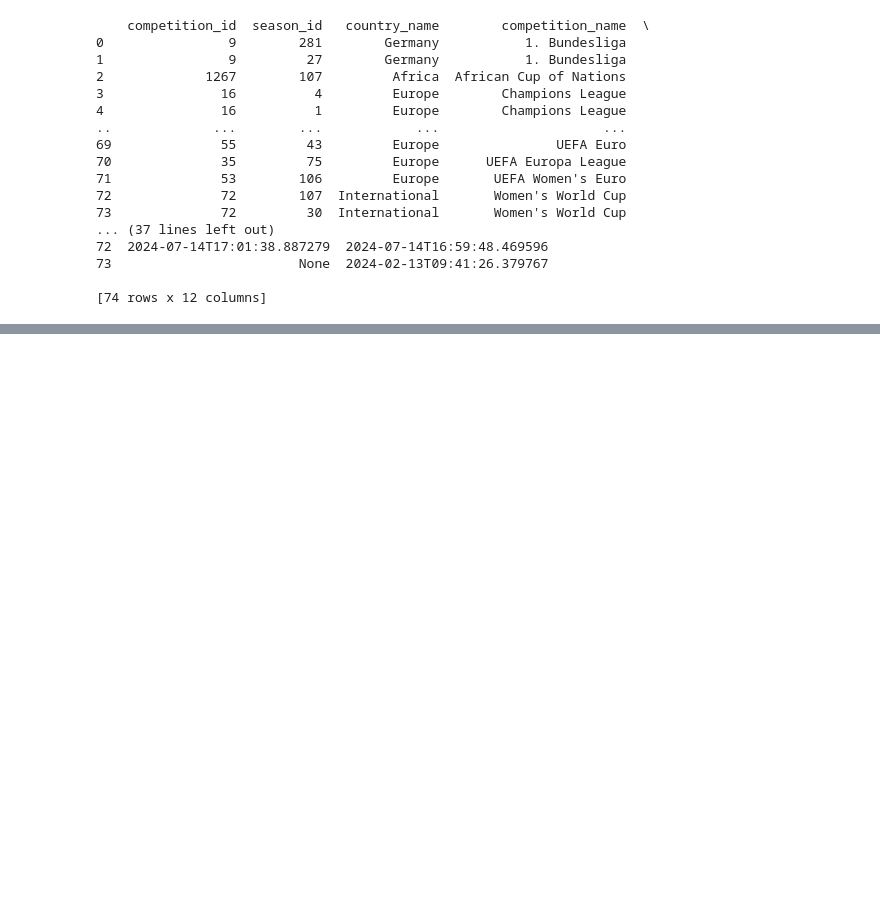
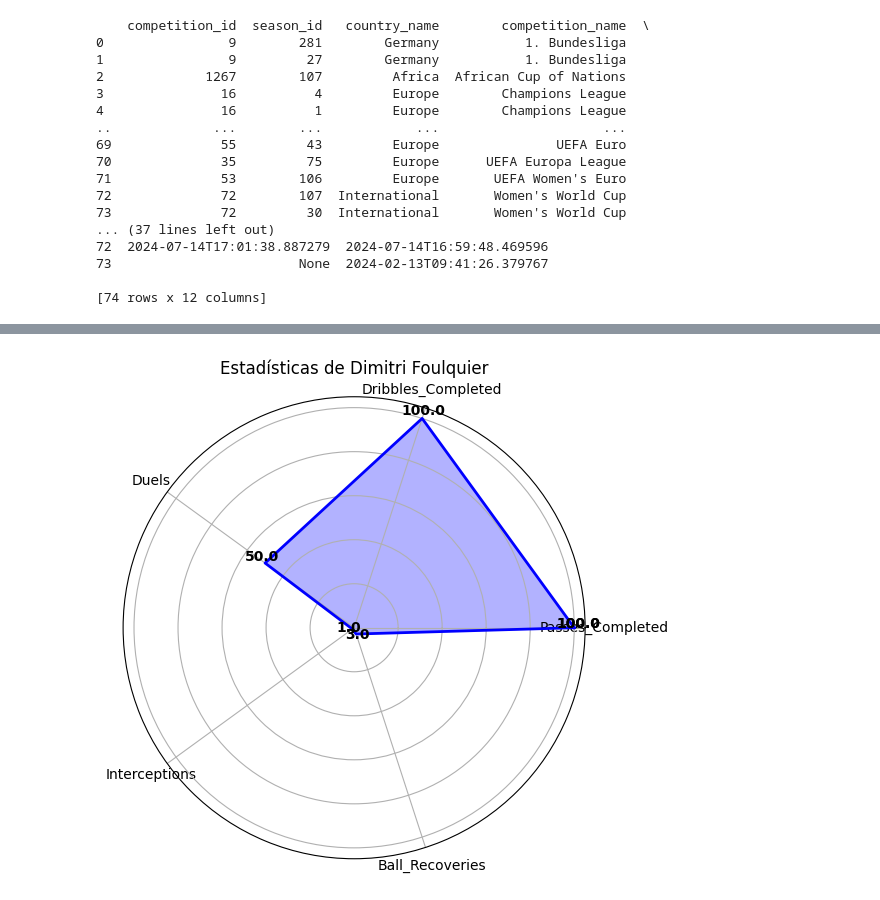
Before and after one commit to Darkaleja69/StatsBombProject, a Jupyter notebook: Notebook_Mejores_Defensas.ipynb, the cells around one changed output, grey strips where cells are left out. Saved outputs shown, nothing was run; the diff lists cells and outputs as text; code cells hidden in the pictures; blank space fills up the shorter version.

Commit message:
Grafico de mejor jugador creado y comprobaciones d eexpansión hechas

```diff
--- a/Notebook_Mejores_Defensas.ipynb
+++ b/Notebook_Mejores_Defensas.ipynb
@@ -206,0 +210,14 @@ Women's World Cup
+# %%
+players_transformed=[]
+for player in fullbacks_list:
+    new_dict={"name":player['name']}
+    for stat in player['stats']:
+        new_dict.update(stat)
+    players_transformed.append(new_dict)
+df=pd.DataFrame(players_transformed)
+print(df)
+df = df.drop(df[df['Num_Dribbles']/df['Matches_Played']<2].index)
+players_df=df.sort_values(
+    by=["Duels","Passes_Completed", "Dribbles_Completed", "Ball_Recoveries", "Interceptions"],
+    ascending=[False, False, False, False, False]
+)
@@ -206,0 +242,30 @@ Women's World Cup
+# %%
+
+
+# Seleccionar el primer jugador del ranking para comparar
+jugador_top = players_df.iloc[0]
+# Variables a comparar
+stats = ["Passes_Completed", "Dribbles_Completed", "Duels", "Interceptions", "Ball_Recoveries"]
+values = [jugador_top[stat] for stat in stats]
+
+# Convertir a formato circular
+values += values[:1]
+angles = np.linspace(0, 2 * np.pi, len(stats), endpoint=False).tolist()
+angles += angles[:1]
+
+# Crear gráfico radar
+fig, ax = plt.subplots(figsize=(6, 6), subplot_kw=dict(polar=True))
+ax.fill(angles, values, color="blue", alpha=0.3)
+ax.plot(angles, values, color="blue", linewidth=2)
+
+for angle, value, label in zip(angles, values, stats + [stats[0]]):
+    ax.text(angle, value + 2, str(value), ha='center', fontsize=10, color='black', fontweight='bold')
+
+ax.set_yticklabels([])
+ax.set_xticks(angles[:-1])
+ax.set_xticklabels(stats)
+
+plt.title(f"Estadísticas de {jugador_top['name']}")
+plt.show()
+# %% [output]
+[figure, added]
```
Also changed, not shown: parts of 13 cells of this notebook.
